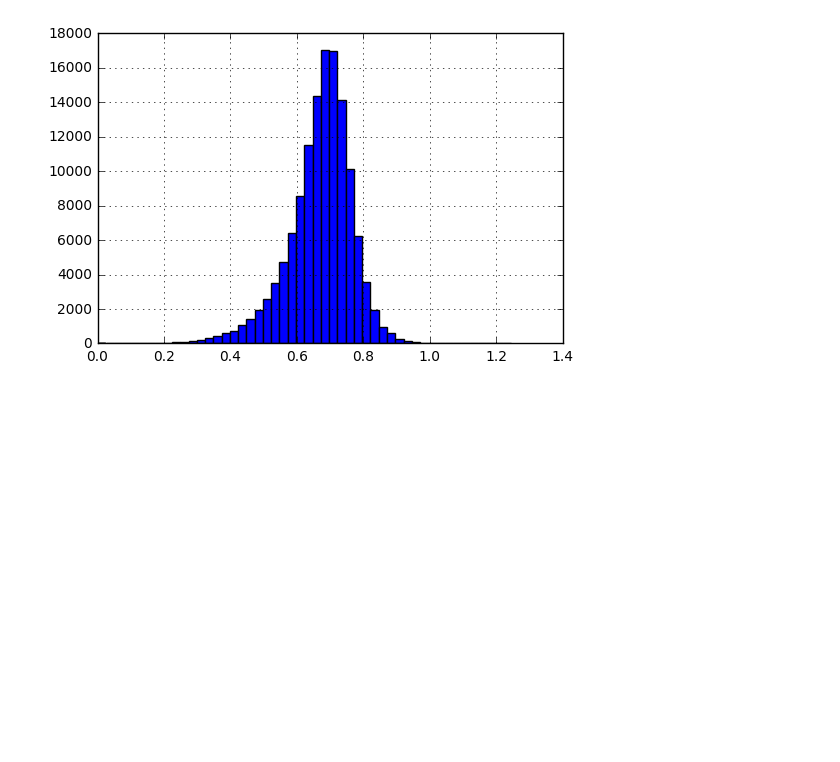
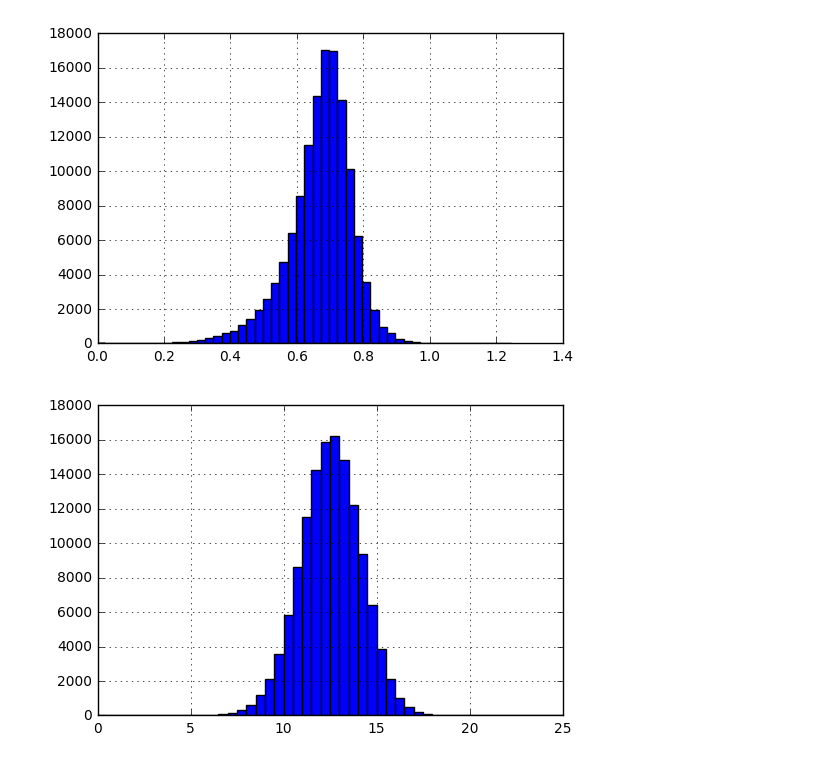
Before and after one commit to hernamesbarbara/r6stats, a Jupyter notebook: notebooks/Play Styles.ipynb, the cells around one changed output. Saved outputs shown, nothing was run; the diff lists cells and outputs as text; code cells hidden in the pictures; blank space fills up the shorter version.

```diff
--- a/notebooks/Play Styles.ipynb
+++ b/notebooks/Play Styles.ipynb
@@ -91,3 +78,8 @@ df_gameplay['stats.normalized.aggression'].hist(bins=50)
 plt.show()
 # %% [output]
 [figure]
+# %%
+df_gameplay['stats.normalized.deaths.perhour'].hist(bins=50, range=(0,25))
+plt.show()
+# %% [output]
+[figure, added]
```
Also changed, not shown: parts of 22 cells of this notebook.
